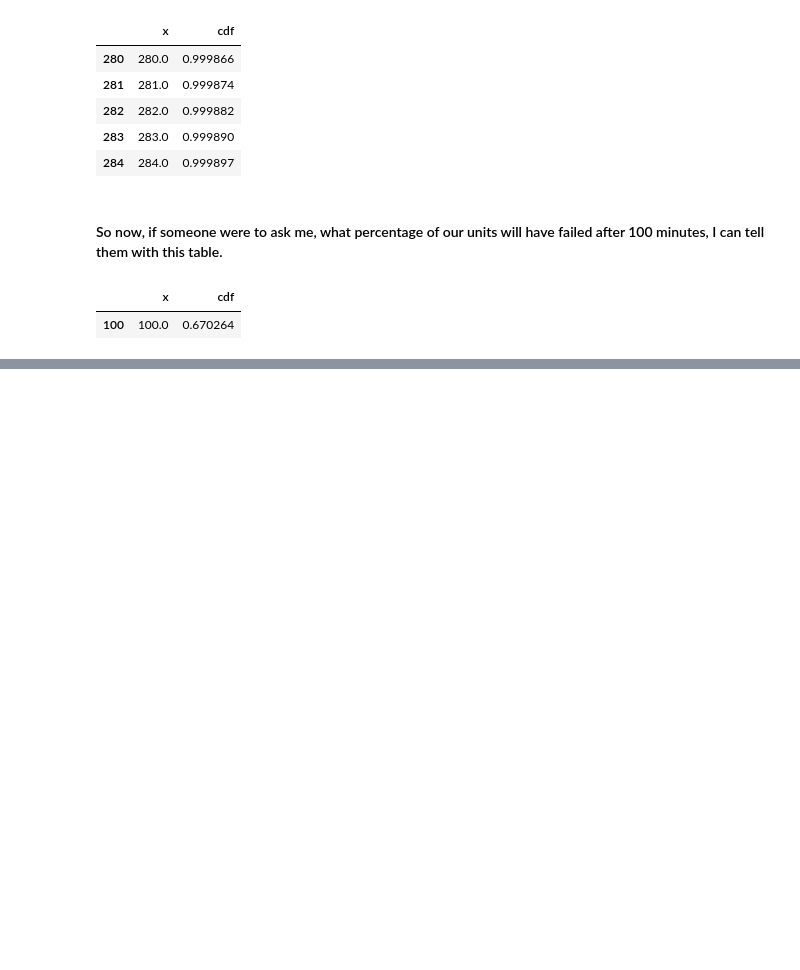
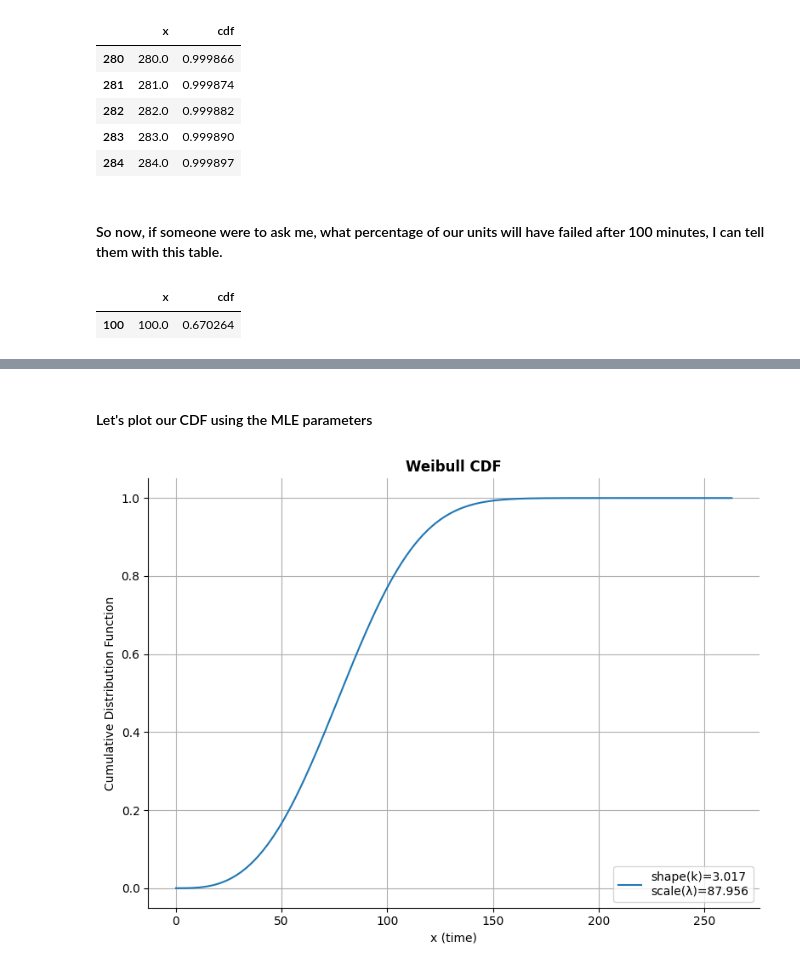
Before and after one commit to pybokeh/forecasting, a Jupyter notebook: notebooks/Using_weibullutils.ipynb, the cells around one changed output, grey strips where cells are left out. Saved outputs shown, nothing was run; the diff lists cells and outputs as text; code cells hidden in the pictures; blank space fills up the shorter version.

Commit message:
Added MLE method to weibullutils package and updated notebook examples

```diff
--- a/notebooks/Using_weibullutils.ipynb
+++ b/notebooks/Using_weibullutils.ipynb
@@ -174,0 +215,2 @@ weibull_cdf_predictions.query("x==100")
+# %%
+shape_mle, scale_mle, df_mle = weibull_mle_params(data=df, col_failure_time='failure_time_minutes', col_status='status')
@@ -174,0 +239,6 @@ weibull_cdf_predictions.query("x==100")
+# %% [markdown]
+#### Let's plot our CDF using the MLE parameters
+# %%
+plot_weibull_cdf(shape=shape_mle, scale=scale_mle)
+# %% [output]
+[figure, added]
```
Also changed, not shown: parts of 16 cells of this notebook, 4 other files.
